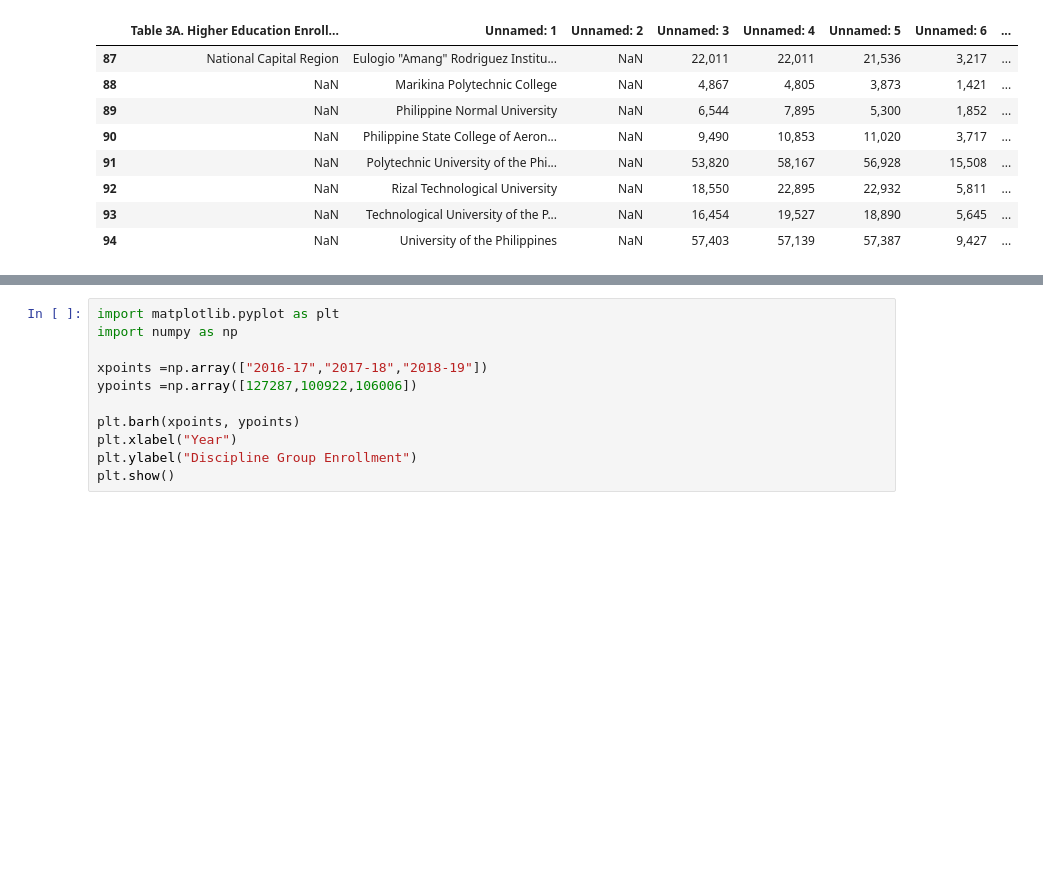
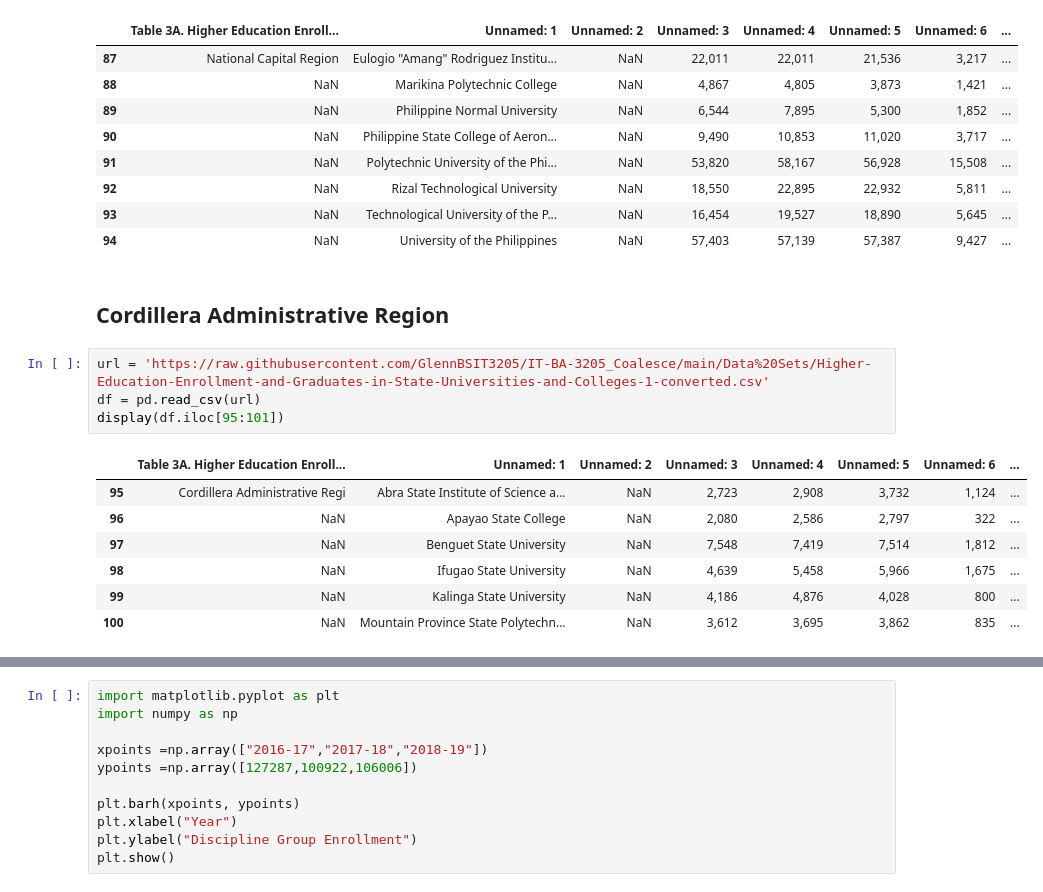
Before and after one commit to GlennBSIT3205/IT-BA-3205_Coalesce, a Jupyter notebook: Education in the Philippines Visualization.ipynb, the cells around one changed output, grey strips where cells are left out. Saved outputs shown, nothing was run; the diff lists cells and outputs as text; blank space fills up the shorter version.

```diff
--- a/Education in the Philippines Visualization.ipynb
+++ b/Education in the Philippines Visualization.ipynb
@@ -245,3 +245,17 @@ display(df.iloc[87:95])
 | 92 | NaN | Rizal Technological University | NaN | 18,550 | 22,895 | 22,932 | 5,811 | ... |
 | 93 | NaN | Technological University of the P... | NaN | 16,454 | 19,527 | 18,890 | 5,645 | ... |
 | 94 | NaN | University of the Philippines | NaN | 57,403 | 57,139 | 57,387 | 9,427 | ... |
+# %% [markdown]
+## **Cordillera Administrative Region**
+# %%
+url = 'https://raw.githubusercontent.com/GlennBSIT3205/IT-BA-3205_Coalesce/main/Data%20Sets/Higher-Education-Enrollment-and-Graduates-in-State-Universities-and-Colleges-1-converted.csv'
+df = pd.read_csv(url)
+display(df.iloc[95:101])
+# %% [output]
+|  | Table 3A. Higher Education Enroll... | Unnamed: 1 | Unnamed: 2 | Unnamed: 3 | Unnamed: 4 | Unnamed: 5 | Unnamed: 6 | ... |
+| 95 | Cordillera Administrative Regi | Abra State Institute of Science a... | NaN | 2,723 | 2,908 | 3,732 | 1,124 | ... |
+| 96 | NaN | Apayao State College | NaN | 2,080 | 2,586 | 2,797 | 322 | ... |
+| 97 | NaN | Benguet State University | NaN | 7,548 | 7,419 | 7,514 | 1,812 | ... |
+| 98 | NaN | Ifugao State University | NaN | 4,639 | 5,458 | 5,966 | 1,675 | ... |
+| 99 | NaN | Kalinga State University | NaN | 4,186 | 4,876 | 4,028 | 800 | ... |
+| 100 | NaN | Mountain Province State Polytechn... | NaN | 3,612 | 3,695 | 3,862 | 835 | ... |
```
Also changed, not shown: parts of 6 cells of this notebook.
